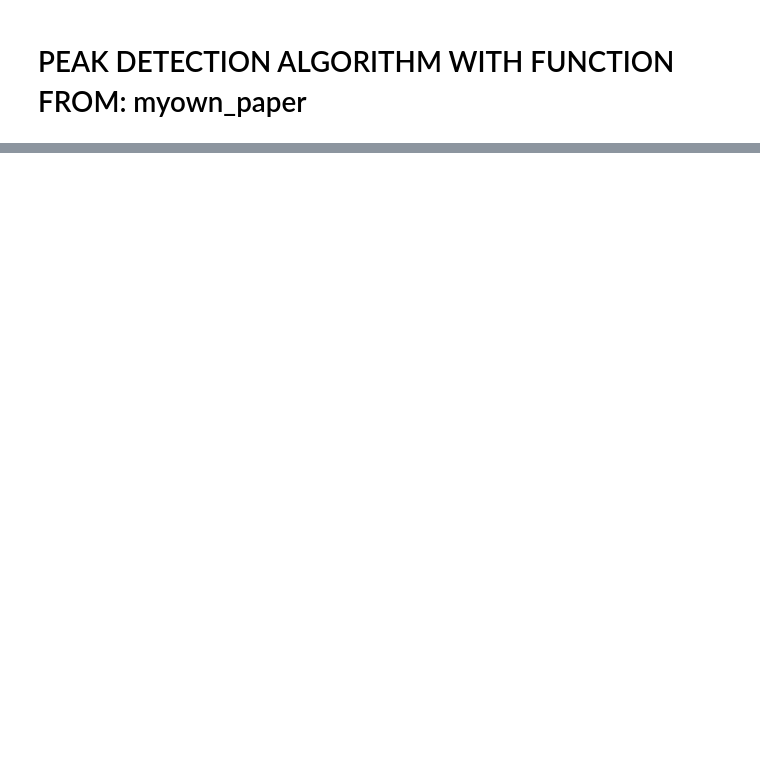
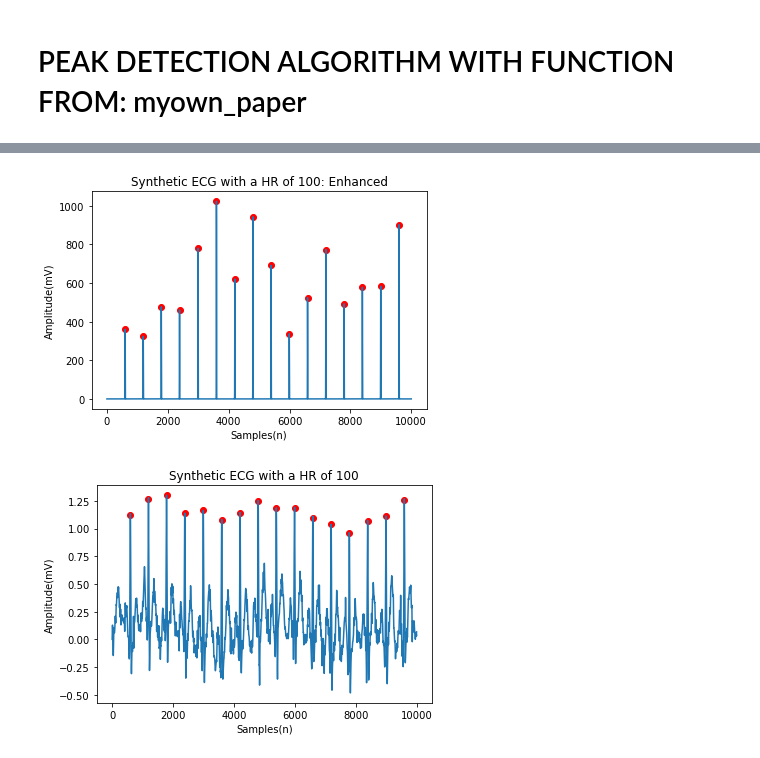
Before and after one commit to molbioeng/Molecool, a Jupyter notebook: Peak_Detection_myown.ipynb, the cells around one changed output, grey strips where cells are left out. Cells and saved outputs as stored; diff of their text form; code cells hidden in the pictures; blank space fills up the shorter version.

```diff
--- a/Peak_Detection_myown.ipynb
+++ b/Peak_Detection_myown.ipynb
@@ -314,0 +373,25 @@ plt.show()
+# %%
+filtered100 = _filtering(ecg100,1000)
+peaks = _peakdetection(filtered100)
+
+plt.plot(filtered100)
+plt.title('Synthetic ECG with a HR of 100: Enhanced')
+plt.xlabel('Samples(n)')
+plt.ylabel('Amplitude(mV)')
+plt.scatter(peaks['x_values'],peaks['y_values'],marker='o',c='red')
+plt.show()
+
+y_values = []
+for point in peaks['x_values']:
+    if point > 0:
+        y_values.append(ecg100[point])
+
+plt.plot(ecg100)
+plt.title('Synthetic ECG with a HR of 100')
+plt.xlabel('Samples(n)')
+plt.ylabel('Amplitude(mV)')
+plt.scatter(peaks['x_values'],y_values,marker='o',c='red')
+plt.show()
+# %% [output]
+[figure, added]
+[figure, added]
```
Also changed, not shown: parts of 24 cells of this notebook, 1 other file.
